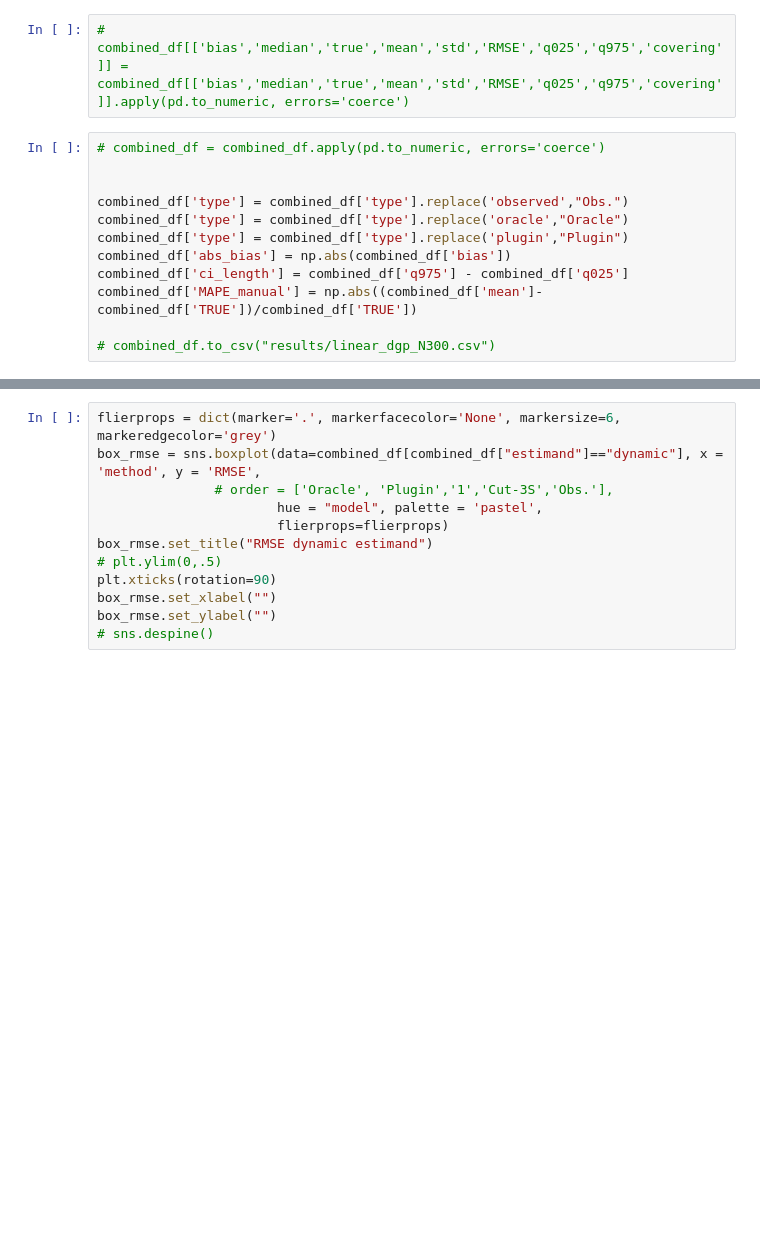
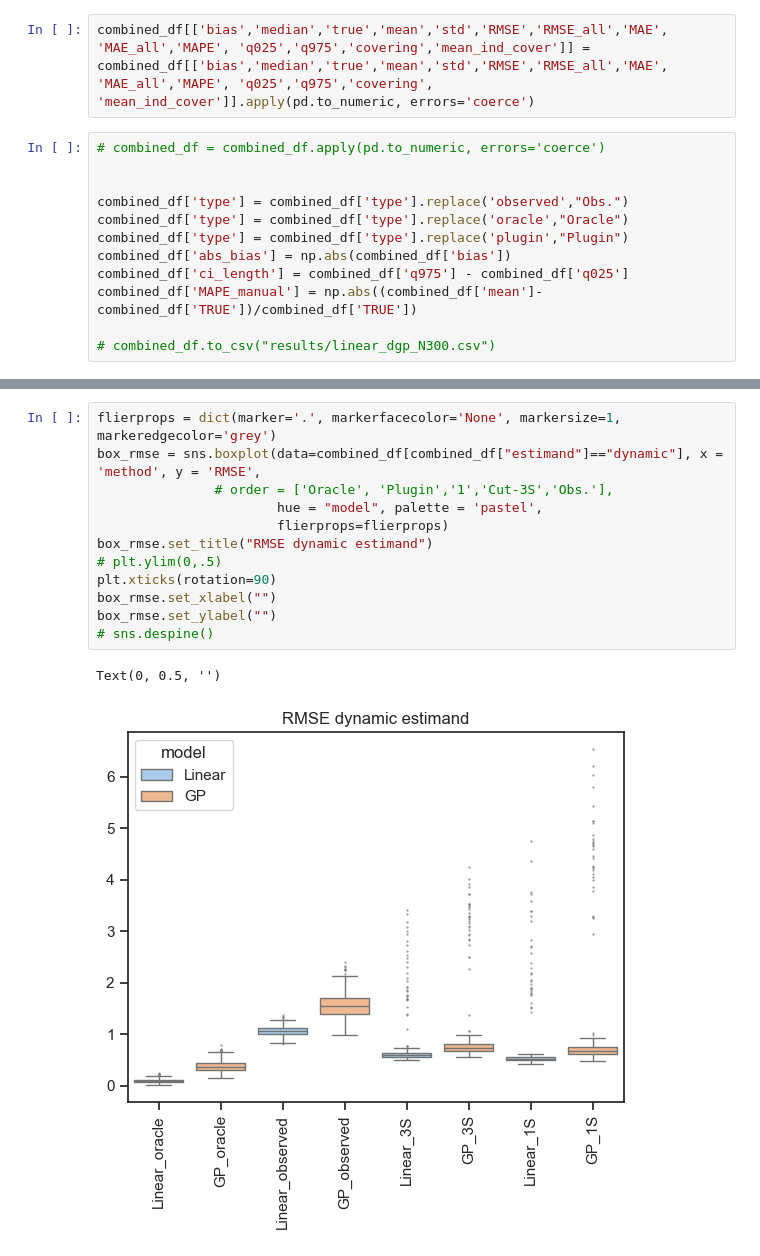
Before and after one commit to barwein/BayesProxyNets, a Jupyter notebook: Simulations/Sim_results_analysis.ipynb, the cells around one changed output, grey strips where cells are left out. Cells and saved outputs as stored; diff of their text form; blank space fills up the shorter version.

```diff
--- a/Simulations/Sim_results_analysis.ipynb
+++ b/Simulations/Sim_results_analysis.ipynb
@@ -33,5 +71,5 @@ print(combined_df)
 # %%
-# combined_df[['bias','median','true','mean','std','RMSE','q025','q975','covering']] = combined_df[['bias','median','true','mean','std','RMSE','q025','q975','covering']].apply(pd.to_numeric, errors='coerce')
+combined_df[['bias','median','true','mean','std','RMSE','RMSE_all','MAE', 'MAE_all','MAPE', 'q025','q975','covering','mean_ind_cover']] = combined_df[['bias','median','true','mean','std','RMSE','RMSE_all','MAE', 'MAE_all','MAPE', 'q025','q975','covering', 'mean_ind_cover']].apply(pd.to_numeric, errors='coerce')
 # %%
 # combined_df = combined_df.apply(pd.to_numeric, errors='coerce')
 
@@ -74,15 +168,18 @@ df_summary
 # %%
-flierprops = dict(marker='.', markerfacecolor='None', markersize=6,  markeredgecolor='grey')
+flierprops = dict(marker='.', markerfacecolor='None', markersize=1,  markeredgecolor='grey')
 box_rmse = sns.boxplot(data=combined_df[combined_df["estimand"]=="dynamic"], x = 'method', y = 'RMSE',
                # order = ['Oracle', 'Plugin','1','Cut-3S','Obs.'],
                        hue = "model", palette = 'pastel',
                        flierprops=flierprops)
 box_rmse.set_title("RMSE dynamic estimand")
 # plt.ylim(0,.5)
 plt.xticks(rotation=90)
 box_rmse.set_xlabel("")
 box_rmse.set_ylabel("")
 # sns.despine()
+# %% [output]
+Text(0, 0.5, '')
+[figure, added]
 # %%
 flierprops = dict(marker='.', markerfacecolor='None', markersize=6,  markeredgecolor='grey')
 box_rmse = sns.boxplot(data=combined_df[combined_df["estimand"]=="dynamic"], x = 'method', y = 'MAE',
```
Also changed, not shown: parts of 17 cells of this notebook, 30 other files.
